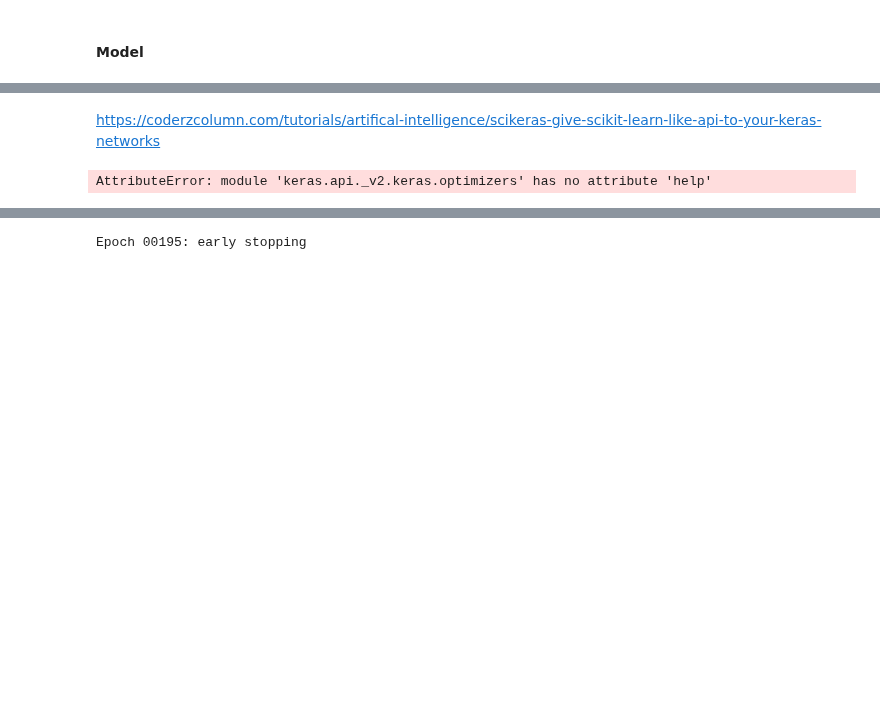
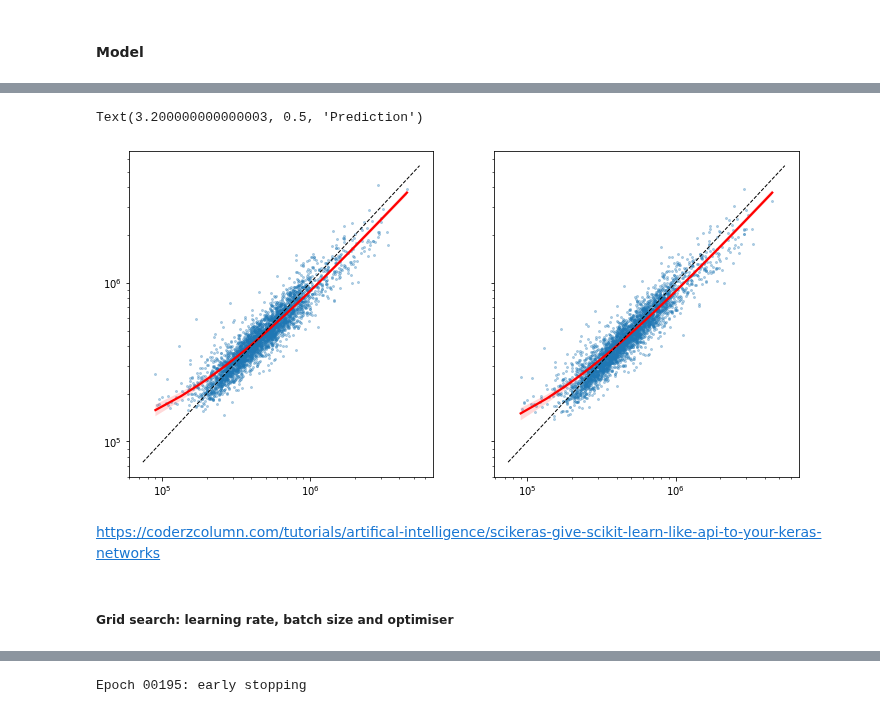
Before and after one commit to StephenTGibson/COMP527-colabNotebooks, a Jupyter notebook: COMP534-AppliedArtificialIntelligence/COMP534-CA2.ipynb, the cells around one changed output, grey strips where cells are left out. Drawn from its saved outputs; the diff is of its cells as text; code cells hidden in the pictures; blank space fills up the shorter version.

```diff
--- a/COMP534-AppliedArtificialIntelligence/COMP534-CA2.ipynb
+++ b/COMP534-AppliedArtificialIntelligence/COMP534-CA2.ipynb
@@ -188,6 +212,48 @@ Valid: 0.105
+# %%
+def invert(data):
+    return np.exp(targetScaler.inverse_transform(data).reshape(data.shape[0]))
+# %%
+MSEpredictionsPlot = invert(predDict['MSE'])
+MAEpredictionsPlot = invert(predDict['MAE'])
+trueValuesPlot = invert(y_validateLoss)
+# %%
+fig, axs = plt.subplots(1, 2, figsize=(12,6), sharey=True)
+
+sns.regplot(ax=axs[0],
+                   x=trueValuesPlot,
+                 y=MSEpredictionsPlot,
+                 scatter_kws={'s':4,
+                              'alpha':0.3},
+            line_kws={"color": "red"},
+               )
+
+sns.regplot(ax=axs[1],
+                   x=trueValuesPlot,
+                 y=MAEpredictionsPlot,
+                 scatter_kws={'s':4,
+                              'alpha':0.3,
+                              #"color": "black"
+                             },
+            line_kws={"color": "red"},
+               )
+
+axs[0].set(xscale="log", yscale="log")
+axs[1].set(xscale="log", yscale="log")
+
+xpoints0 = ypoints0 = axs[0].get_xlim()
+axs[0].plot(xpoints0, ypoints0, linestyle='--', color='k', lw=1)#, scalex=False, scaley=False)
+
+xpoints1 = ypoints1 = axs[1].get_xlim()
+axs[1].plot(xpoints1, ypoints1, linestyle='--', color='k', lw=1)#, scalex=False, scaley=False)
+
+#ax = sns.lineplot(x=[0,1], y=[0,1])#, transform=ax.transAxes)
+
+#ax.axis('equal')
+
+ax.set_xlabel('Target')
+ax.set_ylabel('Prediction')
+# %% [output]
+Text(3.200000000000003, 0.5, 'Prediction')
+[figure, added]
 # %% [markdown]
 https://coderzcolumn.com/tutorials/artifical-intelligence/scikeras-give-scikit-learn-like-api-to-your-keras-networks
-# %%
-keras.optimizers.help()
-# %% [output]
-AttributeError: module 'keras.api._v2.keras.optimizers' has no attribute 'help'
@@ -198,3 +260,5 @@ from tensorflow.keras.optimizers import Adam
+# %% [markdown]
+##### Grid search: learning rate, batch size and optimiser
 # %%
 searchSpace = {
     'optimizer':[SGD, RMSprop, Adam],
```
Also changed, not shown: parts of 28 cells of this notebook.
